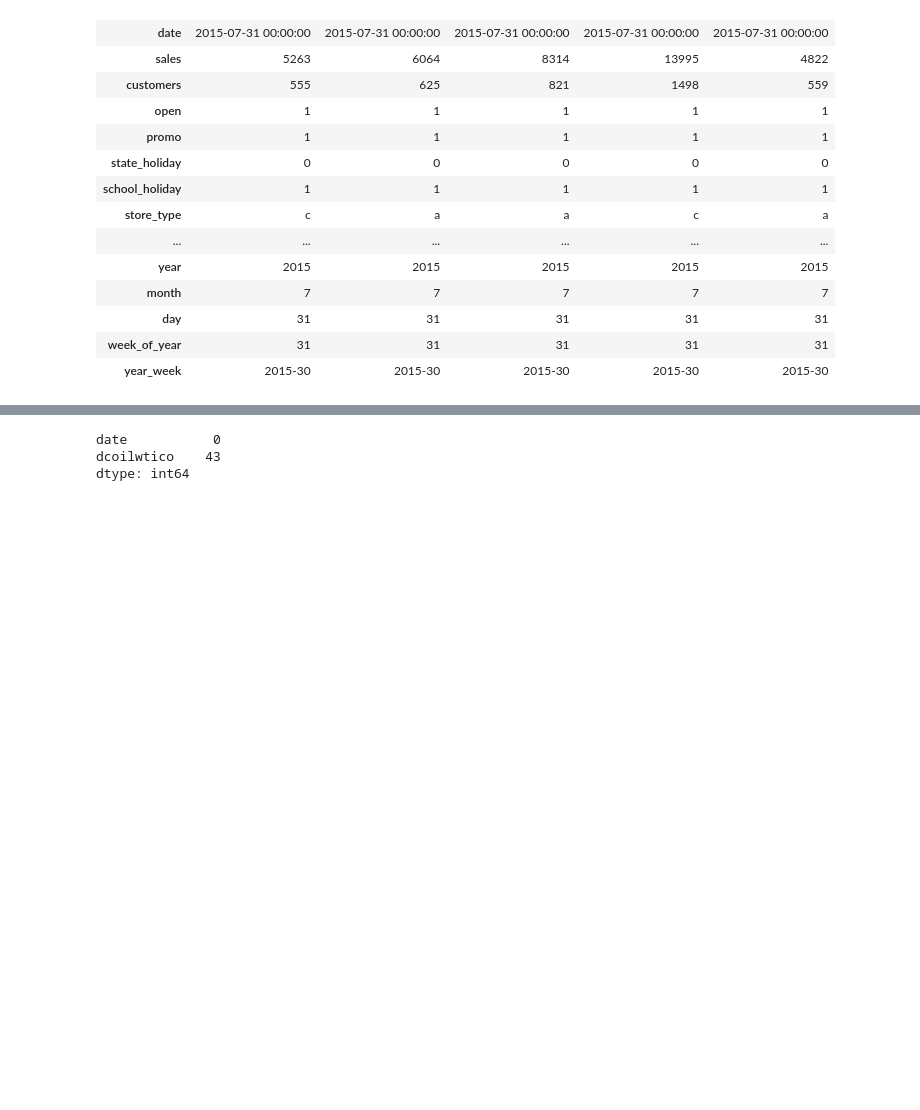
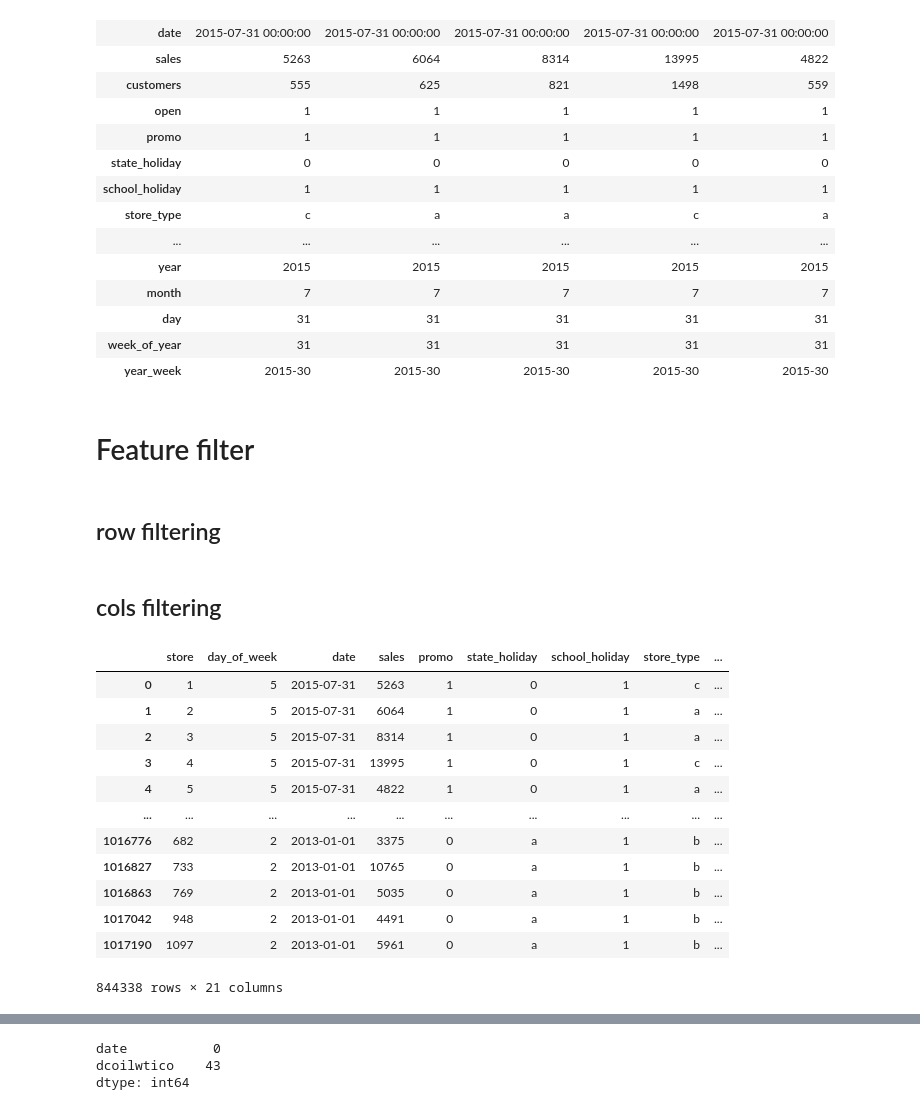
Before and after one commit to ViniciusKos/forecast_sales, a Jupyter notebook: forecast_sales.ipynb, the cells around one changed output, grey strips where cells are left out. Saved outputs shown, nothing was run; the diff lists cells and outputs as text; code cells hidden in the pictures; blank space fills up the shorter version.

Commit message:
feature_filtering

```diff
--- a/forecast_sales.ipynb
+++ b/forecast_sales.ipynb
@@ -448,3 +448,30 @@ df2.head().T
 | day | 31 | 31 | 31 | 31 | 31 |
 | week_of_year | 31 | 31 | 31 | 31 | 31 |
 | year_week | 2015-30 | 2015-30 | 2015-30 | 2015-30 | 2015-30 |
+# %% [markdown]
+# Feature filter
+# %%
+df3=df2.copy()
+# %% [markdown]
+## row filtering
+# %%
+df3=df3[(df3['open']!=0) & (df3['sales']>0)]
+# %% [markdown]
+## cols filtering
+# %%
+cols_drop = ['customers','open','promo_interval','month_map']
+df3.drop(cols_drop,axis=1)
+# %% [output]
+|  | store | day_of_week | date | sales | promo | state_holiday | school_holiday | store_type | ... |
+| 0 | 1 | 5 | 2015-07-31 | 5263 | 1 | 0 | 1 | c | ... |
+| 1 | 2 | 5 | 2015-07-31 | 6064 | 1 | 0 | 1 | a | ... |
+| 2 | 3 | 5 | 2015-07-31 | 8314 | 1 | 0 | 1 | a | ... |
+| 3 | 4 | 5 | 2015-07-31 | 13995 | 1 | 0 | 1 | c | ... |
+| 4 | 5 | 5 | 2015-07-31 | 4822 | 1 | 0 | 1 | a | ... |
+| ... | ... | ... | ... | ... | ... | ... | ... | ... | ... |
+| 1016776 | 682 | 2 | 2013-01-01 | 3375 | 0 | a | 1 | b | ... |
+| 1016827 | 733 | 2 | 2013-01-01 | 10765 | 0 | a | 1 | b | ... |
+| 1016863 | 769 | 2 | 2013-01-01 | 5035 | 0 | a | 1 | b | ... |
+| 1017042 | 948 | 2 | 2013-01-01 | 4491 | 0 | a | 1 | b | ... |
+| 1017190 | 1097 | 2 | 2013-01-01 | 5961 | 0 | a | 1 | b | ... |
+844338 rows × 21 columns
```
Also changed, not shown: parts of 1 cell of this notebook.
